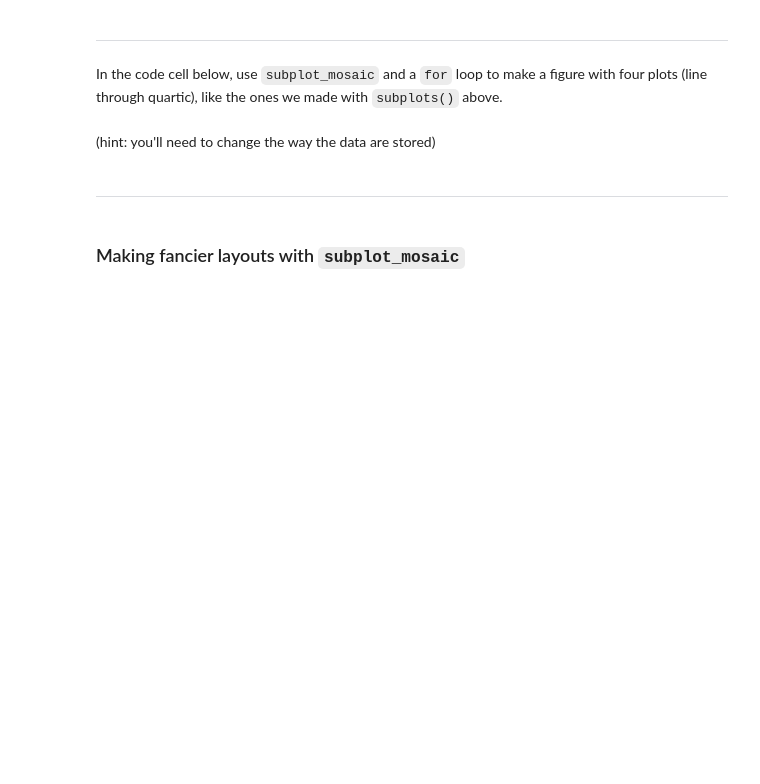
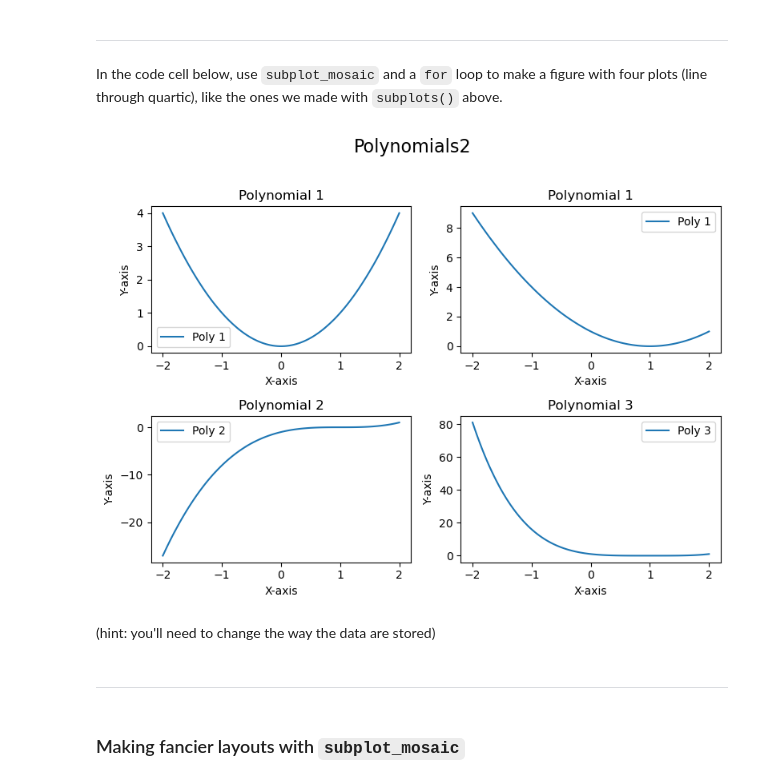
Before and after one commit to alaruqihwala/FDS2, a Jupyter notebook: tu_10_multiAxesFigs_2.ipynb, the cells around one changed output. Drawn from its saved outputs; the diff is of its cells as text; code cells hidden in the pictures; blank space fills up the shorter version.

```diff
--- a/tu_10_multiAxesFigs_2.ipynb
+++ b/tu_10_multiAxesFigs_2.ipynb
@@ -247,6 +300,30 @@ fig.suptitle('subplot_mosaic() loop');
 ---
 # %% [markdown]
 In the code cell below, use `subplot_mosaic` and a `for` loop to make a figure with four plots (line through quartic), like the ones we made with `subplots()` above.
+# %%
+import matplotlib.pyplot as plt
+import numpy as np
+
+x = np.linspace(-2, 2, 100)
+
+polynomials = [np.poly1d([1, 0, 0]), np.poly1d([1, -2, 1]), np.poly1d([1, -3, 3, -1]), np.poly1d([1, -4, 6, -4, 1])]
+
+fig, axd = plt.subplot_mosaic([['upper left', 'upper right'],
+                                ['lower left', 'lower right']],
+                                figsize=(8, 6), layout="constrained")
+
+for k, poly in zip(axd, polynomials):
+    axd[k].plot(x, np.polyval(poly, x), label=f'Poly {len(poly) - 1}')
+    axd[k].set_title(f'Polynomial {len(poly) - 1}')
+    axd[k].set_xlabel('X-axis')
+    axd[k].set_ylabel('Y-axis')
+    axd[k].legend()
+
+fig.suptitle('Polynomials2', fontsize=16)
+plt.tight_layout(rect=[0, 0, 1, 0.96])
+plt.show()
+# %% [output]
+[figure, added]
 # %% [markdown]
 (hint: you'll need to change the way the data are stored)
 # %% [markdown]
```
Also changed, not shown: parts of 14 cells of this notebook, 19 other files.
